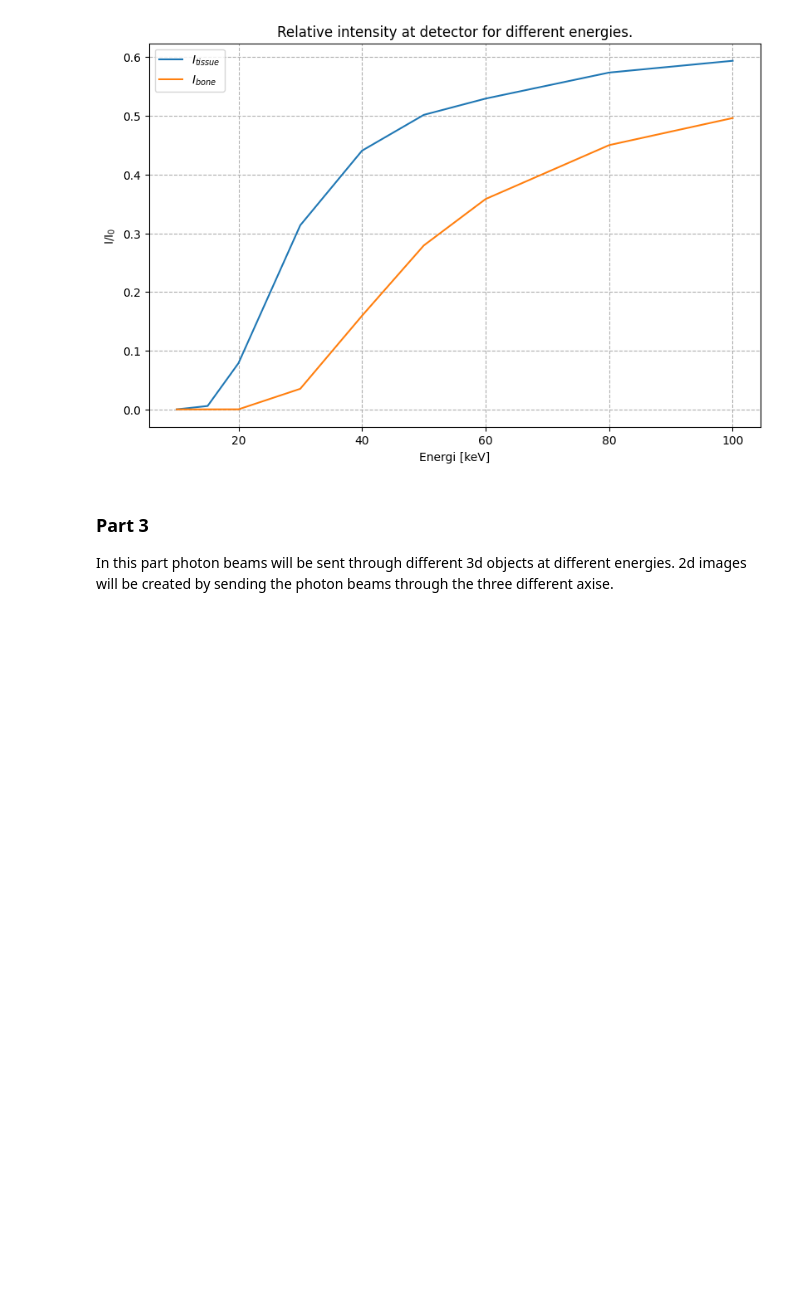
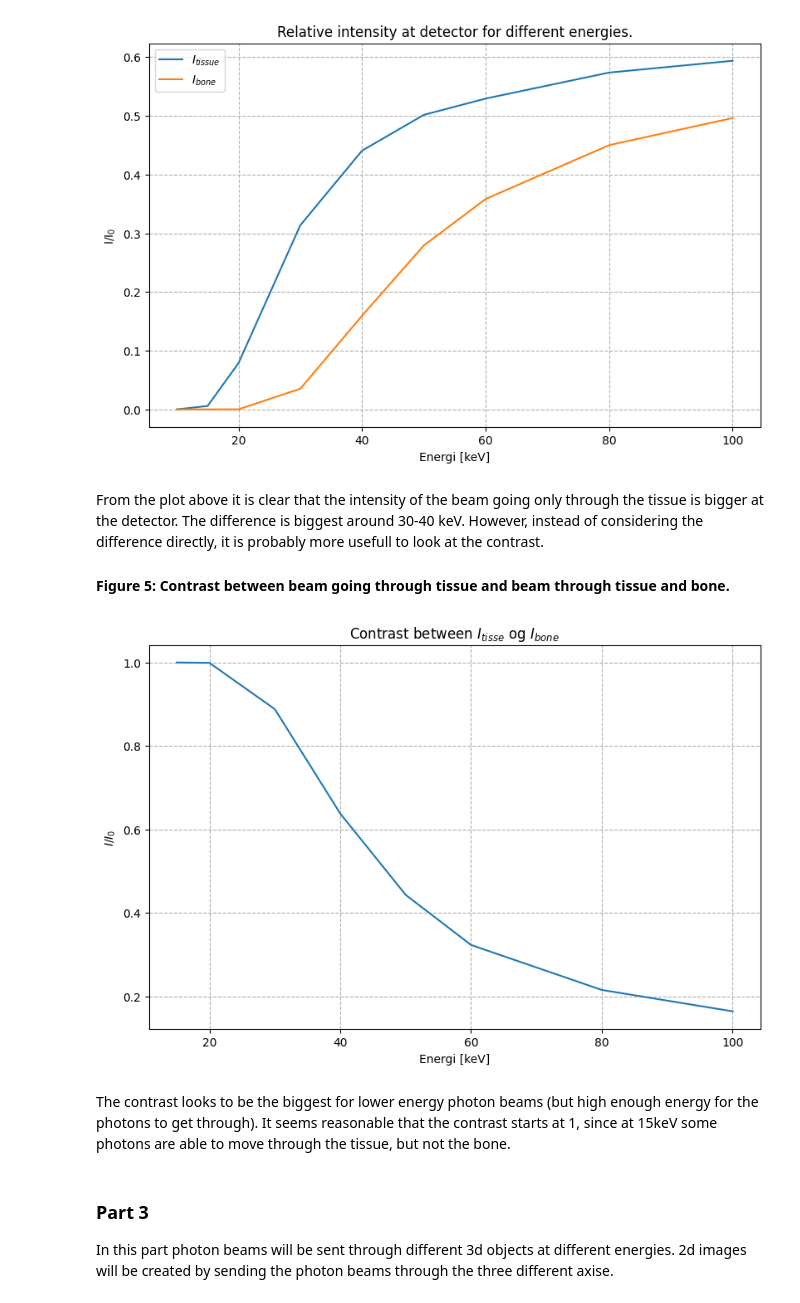
Before and after one commit to TorjeiHelset/Software-and-Computing-for-Applied-Physics, a Jupyter notebook: x-ray-simulation.ipynb, the cells around one changed output. Drawn from its saved outputs; the diff is of its cells as text; code cells hidden in the pictures; blank space fills up the shorter version.

Commit message:
Added plot of contrast between beam through bone and tissue

```diff
--- a/x-ray-simulation.ipynb
+++ b/x-ray-simulation.ipynb
@@ -227,6 +227,24 @@ plt.xlabel("Energi [keV]"); plt.ylabel("I/I$_0$"); plt.legend()
 plt.show()
 # %% [output]
 [figure]
+# %% [markdown]
+From the plot above it is clear that the intensity of the beam going only through the tissue is bigger at the detector. The difference is biggest around 30-40 keV. However, instead of considering the difference directly, it is probably more usefull to look at the contrast.
+
+#### Figure 5: Contrast between beam going through tissue and beam through tissue and bone.
+# %%
+fig5 = plt.figure()
+contrast = np.zeros(len(I_bone_detector))
+for i in range(len(I_tissue_detector)):
+    contrast[i] = (I_tissue_detector[i] - I_bone_detector[i]) / I_tissue_detector[i]
+
+plt.plot(energies[1:]*1000, contrast[1:])
+plt.title("Contrast between $I_{tisse}$ og $I_{bone}$")
+plt.xlabel("Energi [keV]"); plt.ylabel("$I/I_0$")
+plt.show()
+# %% [output]
+[figure, added]
+# %% [markdown]
+The contrast looks to be the biggest for lower energy photon beams (but high enough energy for the photons to get through). It seems reasonable that the contrast starts at 1, since at 15keV some photons are able to move through the tissue, but not the bone.
 # %% [markdown]
 ### Part 3
 In this part photon beams will be sent through different 3d objects at different energies. 2d images will be created by sending the photon beams through the three different axise.
```
